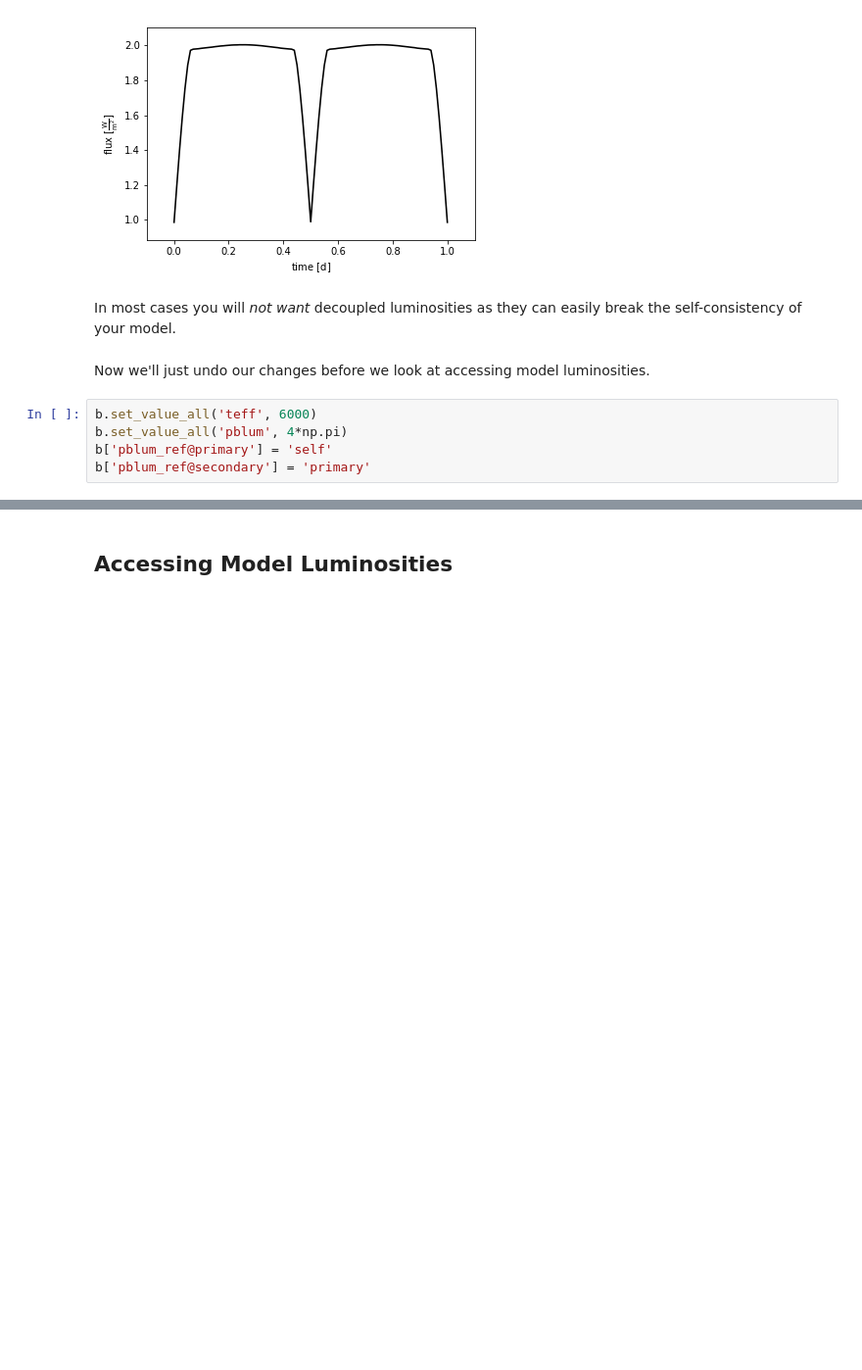
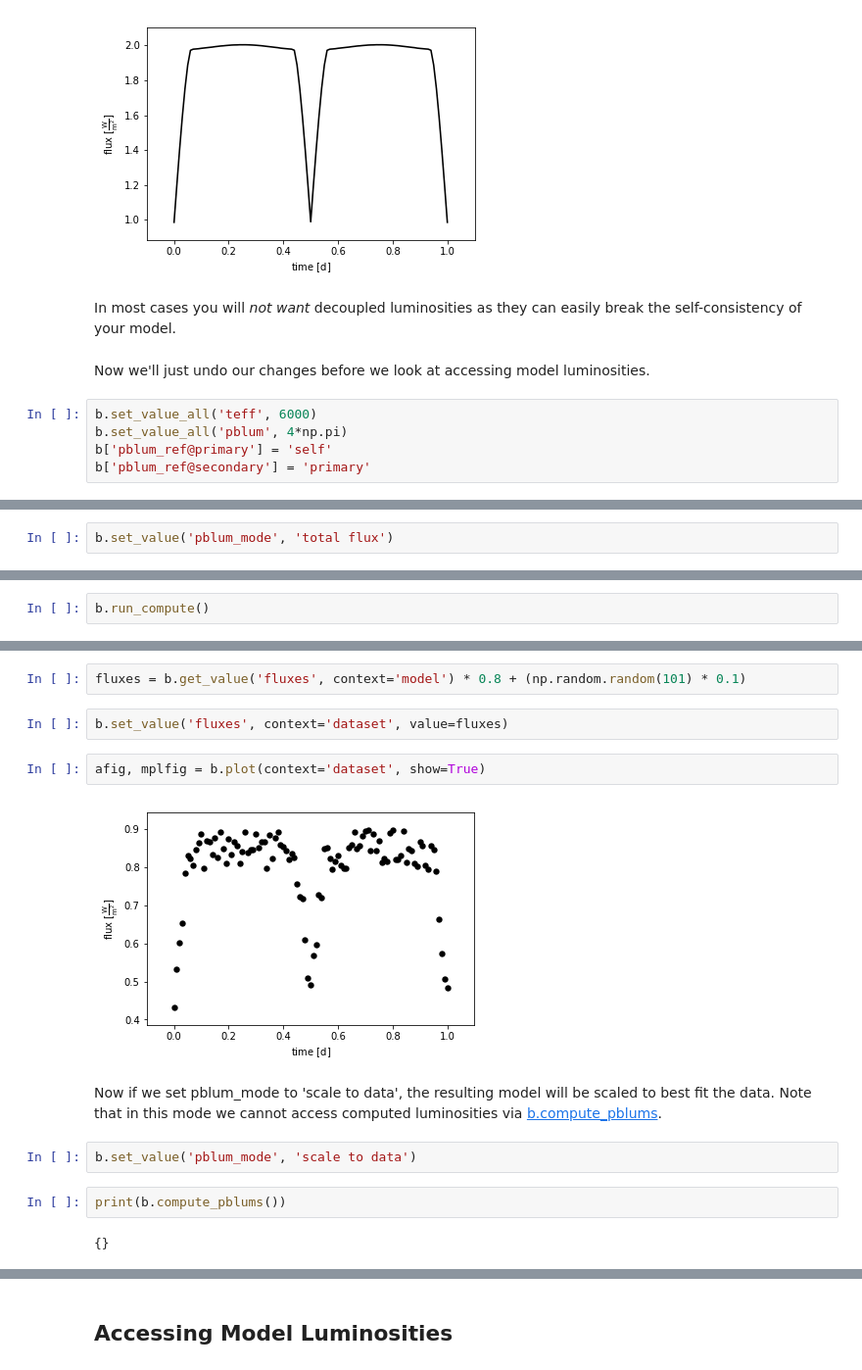
Before and after one commit to phoebe-project/phoebe2-docs, a Jupyter notebook: tutorials/pblum.ipynb, the cells around one changed output, grey strips where cells are left out. Shown at 98% size. Saved outputs shown, nothing was run; the diff lists cells and outputs as text; blank space fills up the shorter version.

```diff
--- a/tutorials/pblum.ipynb
+++ b/tutorials/pblum.ipynb
@@ -199,0 +283,2 @@ b['pblum_ref@secondary'] = 'primary'
+# %%
+b.set_value('pblum_mode', 'total flux')
@@ -199,0 +300,2 @@ b['pblum_ref@secondary'] = 'primary'
+# %%
+b.run_compute()
@@ -199,0 +314,16 @@ b['pblum_ref@secondary'] = 'primary'
+# %%
+fluxes = b.get_value('fluxes', context='model') * 0.8 + (np.random.random(101) * 0.1)
+# %%
+b.set_value('fluxes', context='dataset', value=fluxes)
+# %%
+afig, mplfig = b.plot(context='dataset', show=True)
+# %% [output]
+[figure, added]
+# %% [markdown]
+Now if we set pblum_mode to 'scale to data', the resulting model will be scaled to best fit the data.  Note that in this mode we cannot access computed luminosities via [b.compute_pblums](../api/phoebe.frontend.bundle.Bundle.compute_pblums.md).
+# %%
+b.set_value('pblum_mode', 'scale to data')
+# %%
+print(b.compute_pblums())
+# %% [output]
+{}
```
Also changed, not shown: parts of 90 cells of this notebook, 4 other files.
